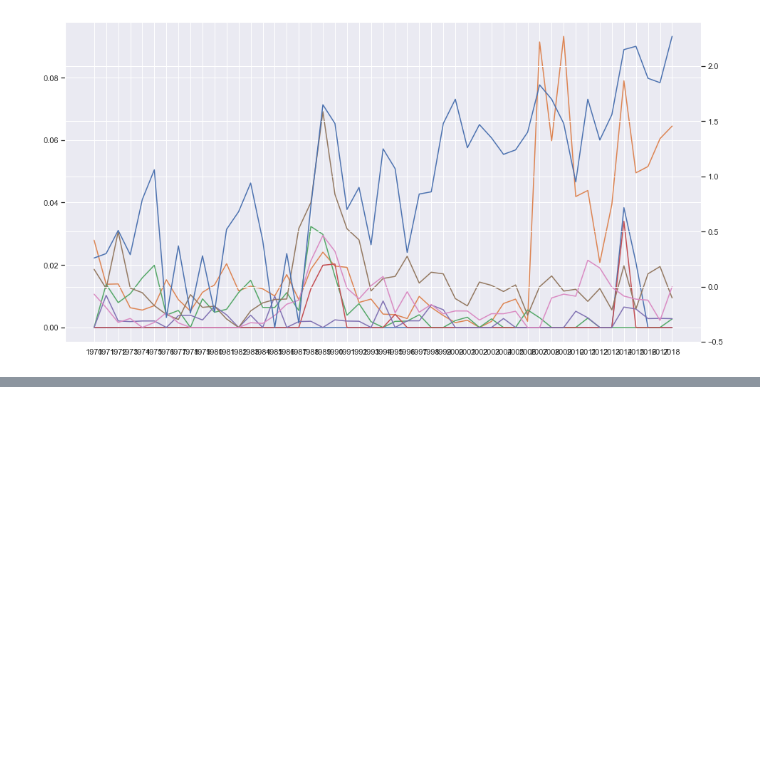
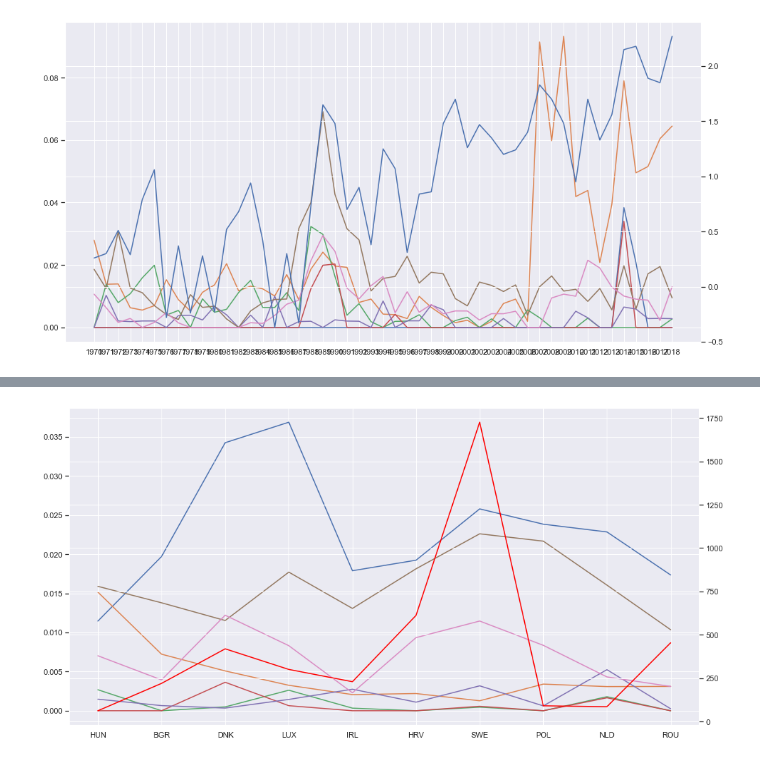
Before and after one commit to agnivchtj/UN-Debate-Corpus, a Jupyter notebook: UN Debates, World Happiness and International Trade.ipynb, the cells around one changed output, grey strips where cells are left out. Cells and saved outputs as stored; diff of their text form; code cells hidden in the pictures; blank space fills up the shorter version.

```diff
--- a/UN Debates, World Happiness and International Trade.ipynb
+++ b/UN Debates, World Happiness and International Trade.ipynb
@@ -682,0 +573,3 @@ Variance score - Test: -9167.99
+# %%
+renewable_energy_df = pd.read_excel("ren_energy_europe.xlsx").set_index('ISO-alpha3 Code')
+renewable_energy_df
@@ -682,0 +589,11 @@ Variance score - Test: -9167.99
+# %%
+fig, ax = plt.subplots()
+ax.plot(filtered_freq_df_countries.T)
+ax2 = ax.twinx()
+ax2.plot(renewable_energy_df.values, color='red')
+# temperature_df.plot(legend=False)
+# ax.figure.legend()
+plt.box(False)
+plt.show()
+# %% [output]
+[figure, added]
```
Also changed, not shown: parts of 44 cells of this notebook, 5 other files.
